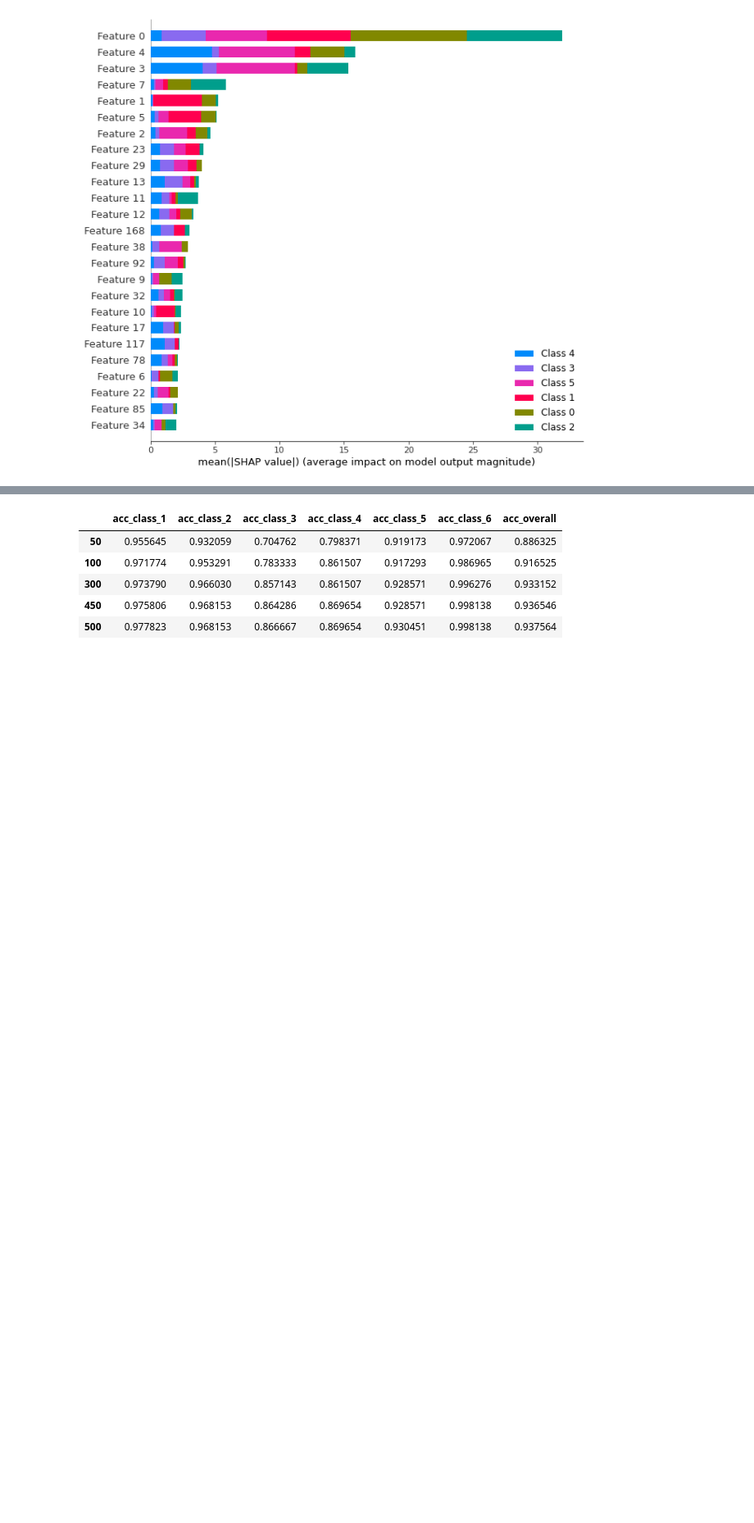
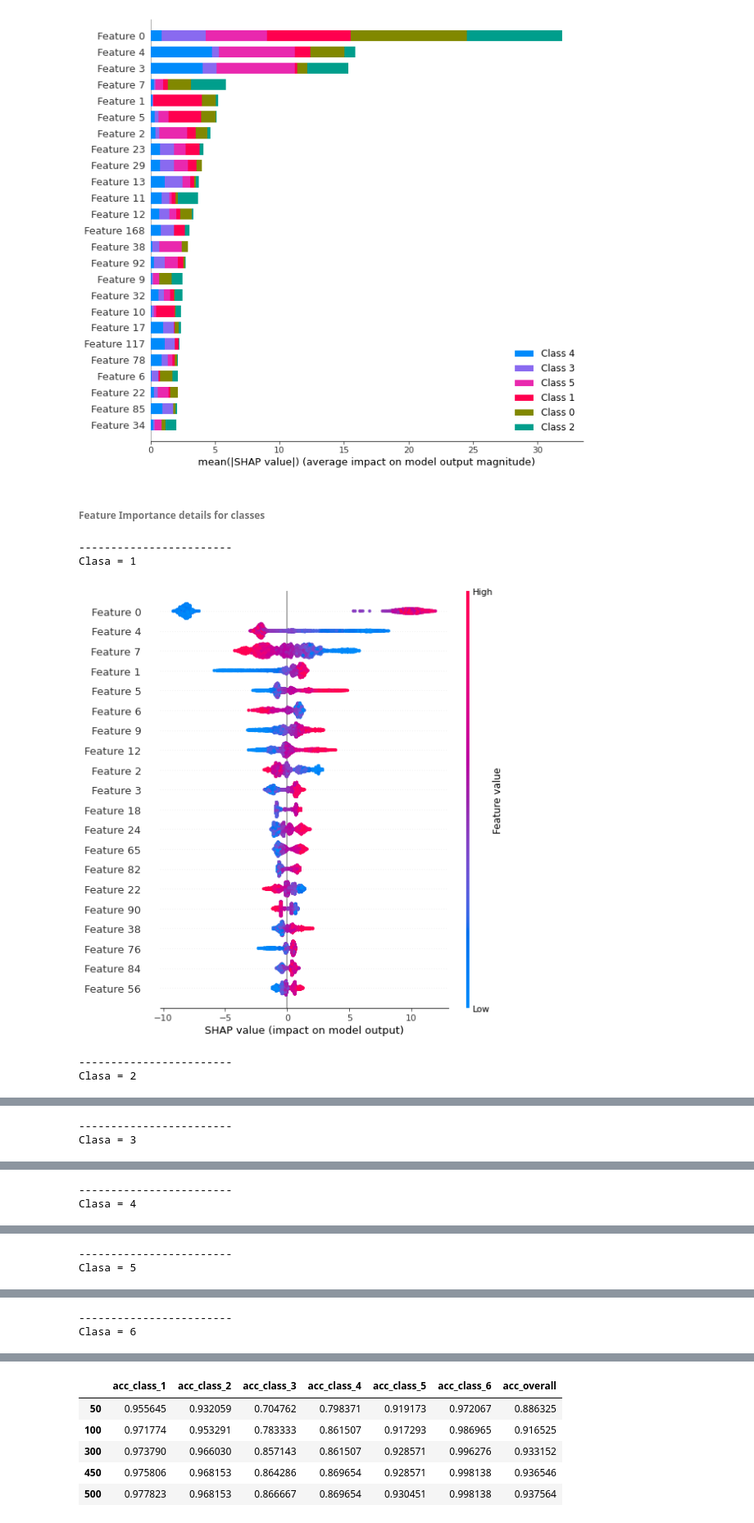
Before and after one commit to root-epifit/madmo-adv, a Jupyter notebook: homeworks/hw1_boosting_and_explanation.ipynb, the cells around one changed output, grey strips where cells are left out. Shown at 82% size. Saved outputs shown, nothing was run; the diff lists cells and outputs as text; code cells hidden in the pictures; blank space fills up the shorter version.

```diff
--- a/homeworks/hw1_boosting_and_explanation.ipynb
+++ b/homeworks/hw1_boosting_and_explanation.ipynb
@@ -646,3 +646,22 @@ shap.summary_plot(shap_test, X_test_pca,
                       max_display=25, plot_size=(10,10))
 # %% [output]
 [figure]
+# %% [markdown]
+###### Feature Importance details for classes
+# %%
+# Feature Importance for Classes
+
+CLASS_ID_S = [1,2,3,4,5,6]
+
+for class_ in CLASS_ID_S:
+    id= class_-1
+    print('------------------------')
+    print(f'Clasa = {class_}')
+    shap_values_ks = shap_test[id]
+    shap.summary_plot(shap_values_ks, X_test_pca)
+# %% [output]
+------------------------
+Clasa = 1
+[figure, added]
+------------------------
+Clasa = 2
@@ -648,0 +669,2 @@ shap.summary_plot(shap_test, X_test_pca,
+------------------------
+Clasa = 3
@@ -648,0 +672,2 @@ shap.summary_plot(shap_test, X_test_pca,
+------------------------
+Clasa = 4
@@ -648,0 +675,2 @@ shap.summary_plot(shap_test, X_test_pca,
+------------------------
+Clasa = 5
@@ -648,0 +678,2 @@ shap.summary_plot(shap_test, X_test_pca,
+------------------------
+Clasa = 6
```
Also changed, not shown: parts of 4 cells of this notebook.
